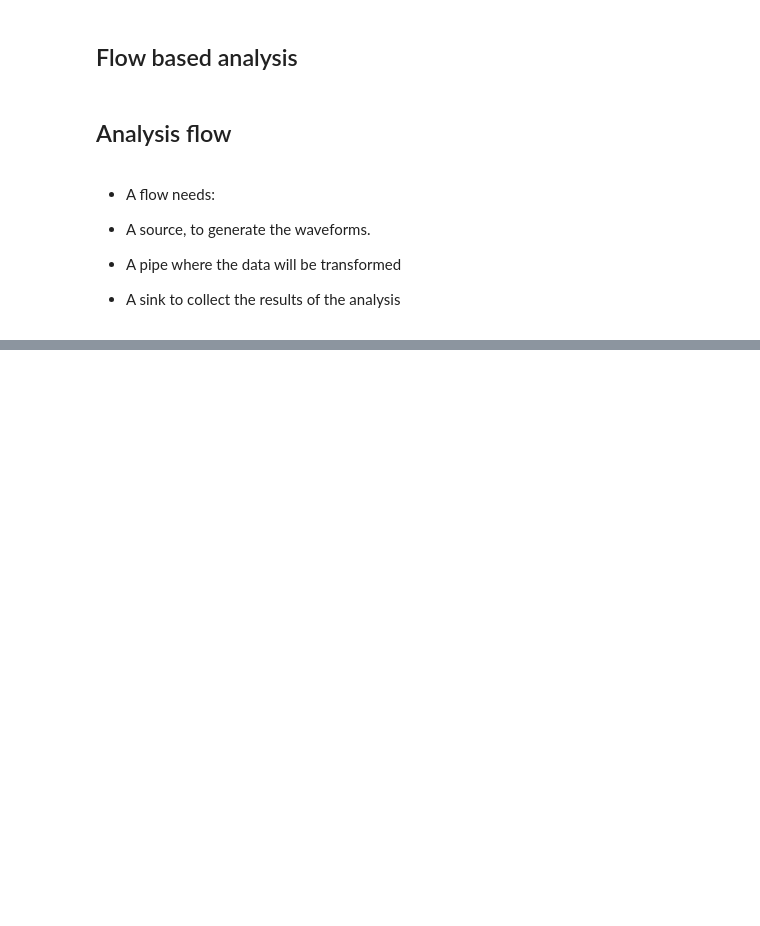
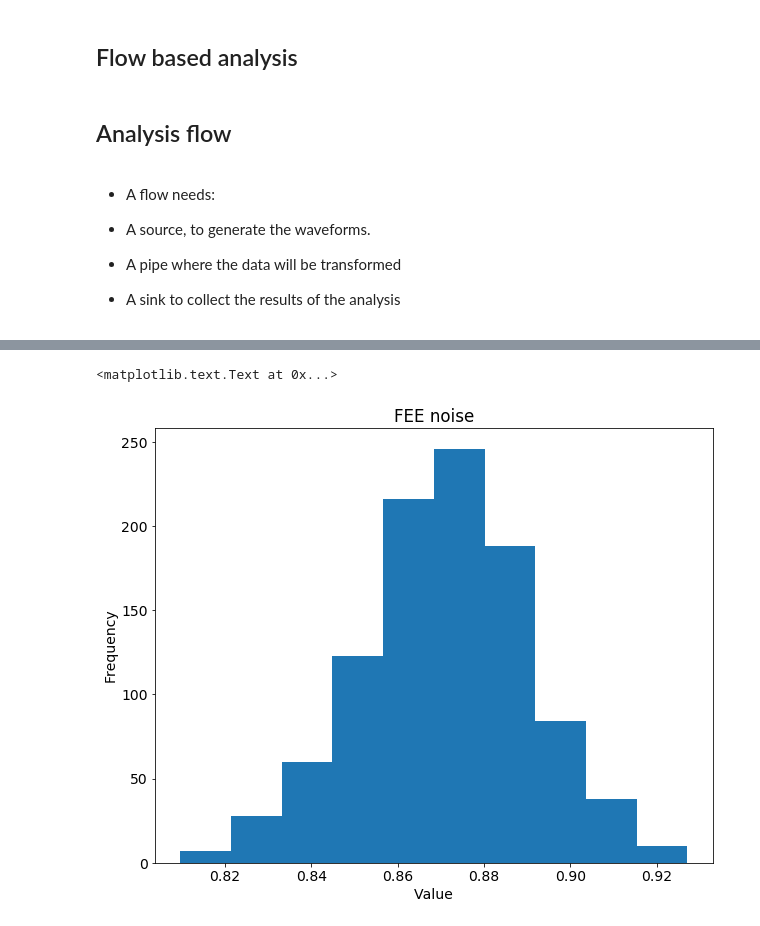
Before and after one commit to jjgomezcadenas/ICDEV, a Jupyter notebook: liquid_cities/LiquidCitiesTutorial.ipynb, the cells around one changed output, grey strips where cells are left out. Cells and saved outputs as stored; diff of their text form; code cells hidden in the pictures; blank space fills up the shorter version.

```diff
--- a/liquid_cities/LiquidCitiesTutorial.ipynb
+++ b/liquid_cities/LiquidCitiesTutorial.ipynb
@@ -347,0 +316,8 @@ plt.hist(h_noise)
+# %%
+h2_noise, _, _ = plt.hist(noise, 10)
+plt.title("FEE noise")
+plt.xlabel("Value")
+plt.ylabel("Frequency")
+# %% [output]
+<matplotlib.text.Text at 0x...>
+[figure, added]
```
Also changed, not shown: parts of 44 cells of this notebook.
